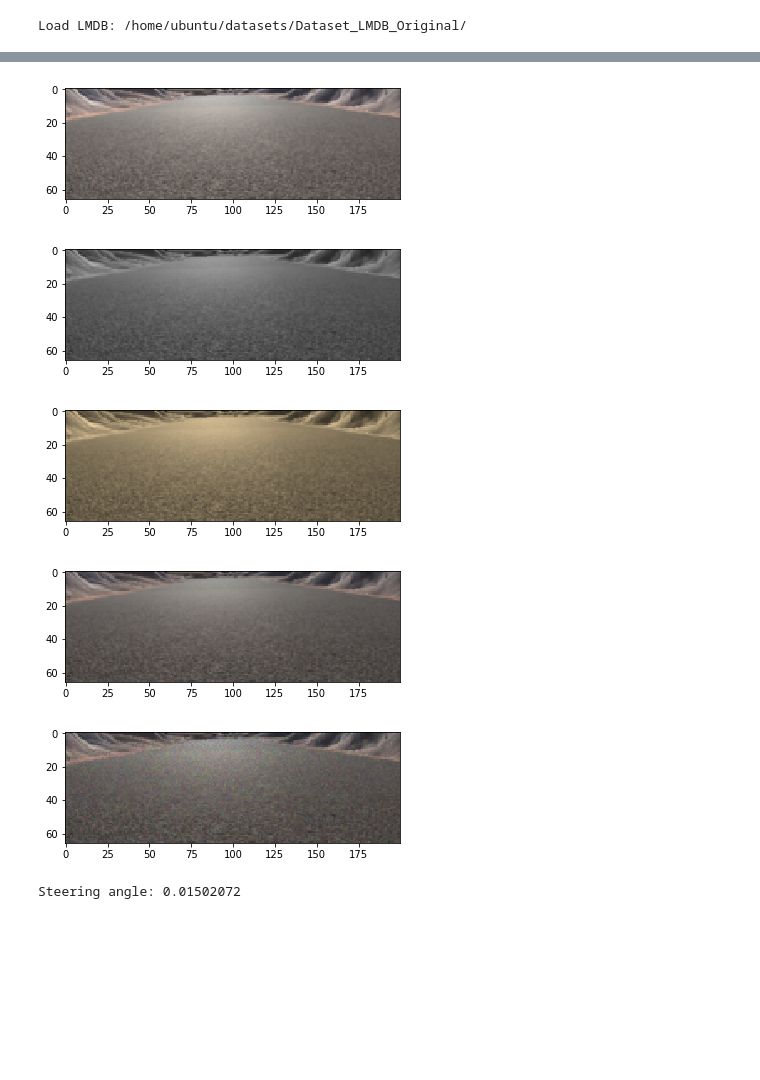
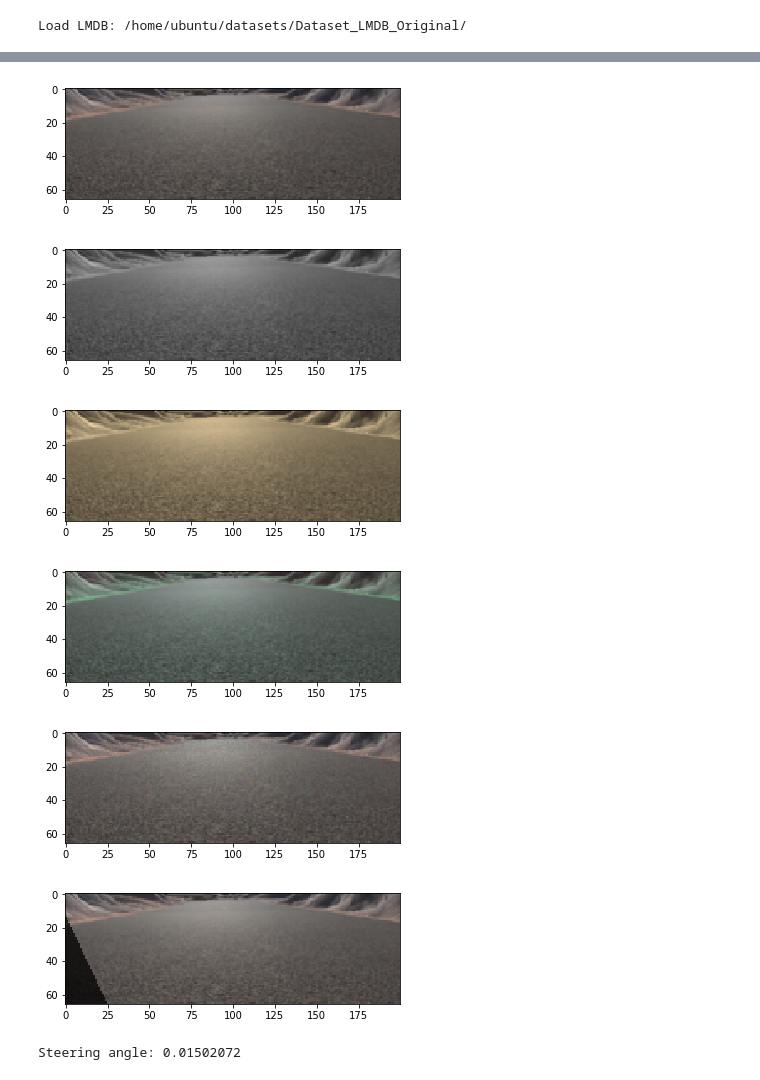
Before and after one commit to leonardoaraujosantos/DriverLessCarHackathon, a Jupyter notebook: pytorch/notebooks/AugmentSamples.ipynb, the cells around one changed output, grey strips where cells are left out. Saved outputs shown, nothing was run; the diff lists cells and outputs as text; code cells hidden in the pictures; blank space fills up the shorter version.

```diff
--- a/pytorch/notebooks/AugmentSamples.ipynb
+++ b/pytorch/notebooks/AugmentSamples.ipynb
@@ -38,9 +48,9 @@ Steering angle: 0.01502072
 def random_brightness(image):
     # HSV (Hue, Saturation, Value) is also called HSB ('B' for Brightness).
     hsv = cv2.cvtColor(image, cv2.COLOR_RGB2HSV)
-    ratio = 1.0 + 0.5 * (np.random.rand() - 0.5)
+    ratio = 1.0 + 0.1 * (np.random.rand() - 0.5)
     hsv[:,:,2] =  hsv[:,:,2] * ratio
-    return cv2.cvtColor(hsv, cv2.COLOR_HSV2RGB)
+    return cv2.cvtColor(hsv, cv2.COLOR_HSV2RGB).astype('uint8')
 
 def convert_to_gray(img):
     # Get each channel
@@ -51,7 +61,7 @@ def convert_to_gray(img):
     img_new[:, :, 0] = gray
     img_new[:, :, 1] = gray
     img_new[:, :, 2] = gray
-    return img_new
+    return img_new.astype('uint8')
 
 def convert_to_sepia(img):
     # Get each channel
@@ -60,7 +70,7 @@ def convert_to_sepia(img):
     img_new[:, :, 0] = 0.393 * r + 0.769 * g + 0.189 * b
     img_new[:, :, 1] = 0.349 * r + 0.686 * g + 0.168 * b
     img_new[:, :, 2] = 0.272 * r + 0.534 * g + 0.131 * b
-    return img_new
+    return img_new.astype('uint8')
 
 def color_swap(img):
     new_img = img.copy()
@@ -69,31 +79,61 @@ def color_swap(img):
     new_img[:, : ,0] = img[:, :, list_chanels[0]]
     new_img[:, :, 1] = img[:, :, list_chanels[1]]
     new_img[:, :, 2] = img[:, :, list_chanels[2]]
-    return new_img
+    return new_img.astype('uint8')
 
 def add_noise(img):
     row,col,ch = img.shape
     gauss = np.random.randn(row,col,ch)
-    gauss = gauss.reshape(row,col,ch) / 20
+    gauss = gauss.reshape(row,col,ch) / 30
     new_img = img + img * gauss
-    return new_img
+    return new_img.astype('uint8')
+
+def random_shadow(image):
+    """
+    Generates and adds random shadow
+    """
+    # (x1, y1) and (x2, y2) forms a line
+    # xm, ym gives all the locations of the image
+    x1, y1 = image.shape[1] * np.random.rand(), 0
+    x2, y2 = image.shape[1] * np.random.rand(), image.shape[0]
+    xm, ym = np.mgrid[0:image.shape[0], 0:image.shape[1]]
+
+    # mathematically speaking, we want to set 1 below the line and zero otherwise
+    # Our coordinate is up side down.  So, the above the line:
+    # (ym-y1)/(xm-x1) > (y2-y1)/(x2-x1)
+    # as x2 == x1 causes zero-division problem, we'll write it in the below form:
+    # (ym-y1)*(x2-x1) - (y2-y1)*(xm-x1) > 0
+    mask = np.zeros_like(image[:, :, 1])
+    mask[np.where((ym - y1) * (x2 - x1) - (y2 - y1) * (xm - x1) > 0)] = 1
+
+    # choose which side should have shadow and adjust saturation
+    cond = mask == np.random.randint(2)
+    s_ratio = np.random.uniform(low=0.2, high=0.5)
+
+    # adjust Saturation in HLS(Hue, Light, Saturation)
+    hls = cv2.cvtColor(image, cv2.COLOR_RGB2HLS)
+    hls[:, :, 1][cond] = hls[:, :, 1][cond] * s_ratio
+    return cv2.cvtColor(hls, cv2.COLOR_HLS2RGB).astype('uint8')
 # %%
 # Get Item from dataset
 plt.imshow(random_brightness(sample['image']))
 plt.show()
 plt.imshow(convert_to_gray(sample['image']))
 plt.show()
 plt.imshow(convert_to_sepia(sample['image']))
 plt.show()
 plt.imshow(color_swap(sample['image']))
 plt.show()
 plt.imshow(add_noise(sample['image']))
 plt.show()
+plt.imshow(random_shadow(sample['image']))
+plt.show()
 print('Steering angle:', sample['label'])
 # %% [output]
-[figure, old version]
+[figure, new version]
 [figure]
 [figure]
-[figure, old version]
+[figure, new version]
 [figure]
+[figure, added]
 Steering angle: 0.01502072
```
Also changed, not shown: parts of 1 cell of this notebook, 1 other file.
